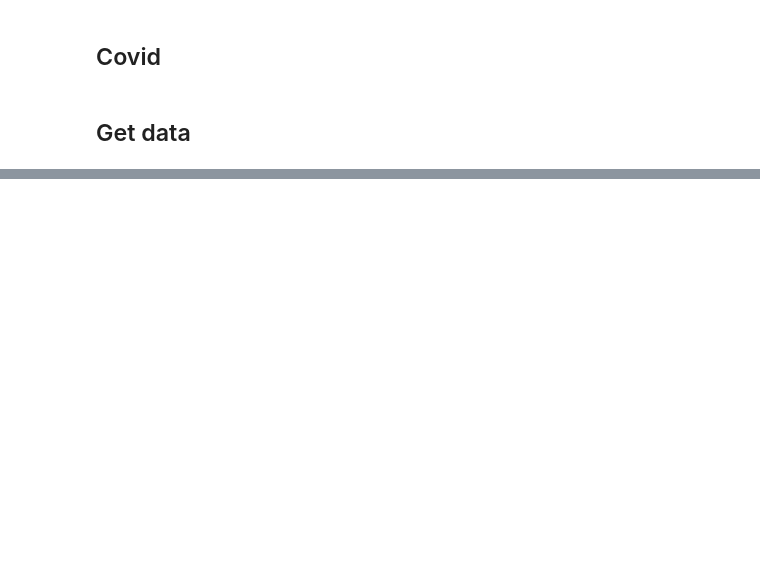
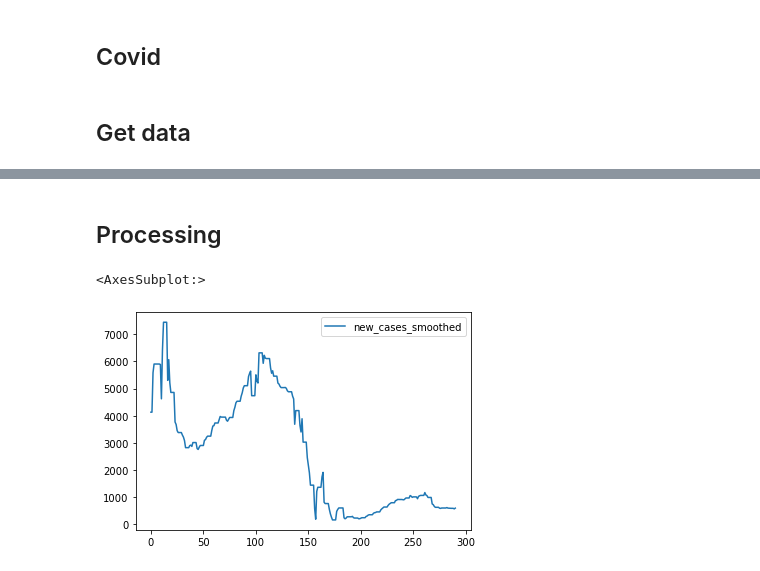
Before and after one commit to annasanchez27/covid-vaccination, a Jupyter notebook: experiments.ipynb, the cells around one changed output, grey strips where cells are left out. Saved outputs shown, nothing was run; the diff lists cells and outputs as text; code cells hidden in the pictures; blank space fills up the shorter version.

Commit message:
updated reading data

```diff
--- a/experiments.ipynb
+++ b/experiments.ipynb
@@ -19,0 +8,11 @@ df_vaccines.head()
+# %%
+# Weather
+df_weather = pd.read_csv('data/stockholm_daily_mean_temperature.csv')
+df_weather = df_weather[['date','homo']]
+df_weather = df_weather.rename(columns={'homo': 'temperature'})
+# %%
+# Cases
+df_cases = pd.read_csv('data/covid-data-per-country.csv')
+df_cases = df_cases[df_cases['location']=="Sweden"][['date', 'new_cases', 'new_deaths', 'new_vaccinations',  'new_cases_smoothed', 'new_deaths_smoothed', 'new_vaccinations_smoothed']]
+df_cases = df_cases.fillna(0)
+df_cases.head()
@@ -19,0 +26,9 @@ df_vaccines.head()
+# %% [markdown]
+## Processing
+# %%
+df = df_weather.merge(df_cases, on='date', how='inner')
+# %%
+df[['new_cases_smoothed']].plot()
+# %% [output]
+<AxesSubplot:>
+[figure, added]
```
Also changed, not shown: parts of 5 cells of this notebook.
